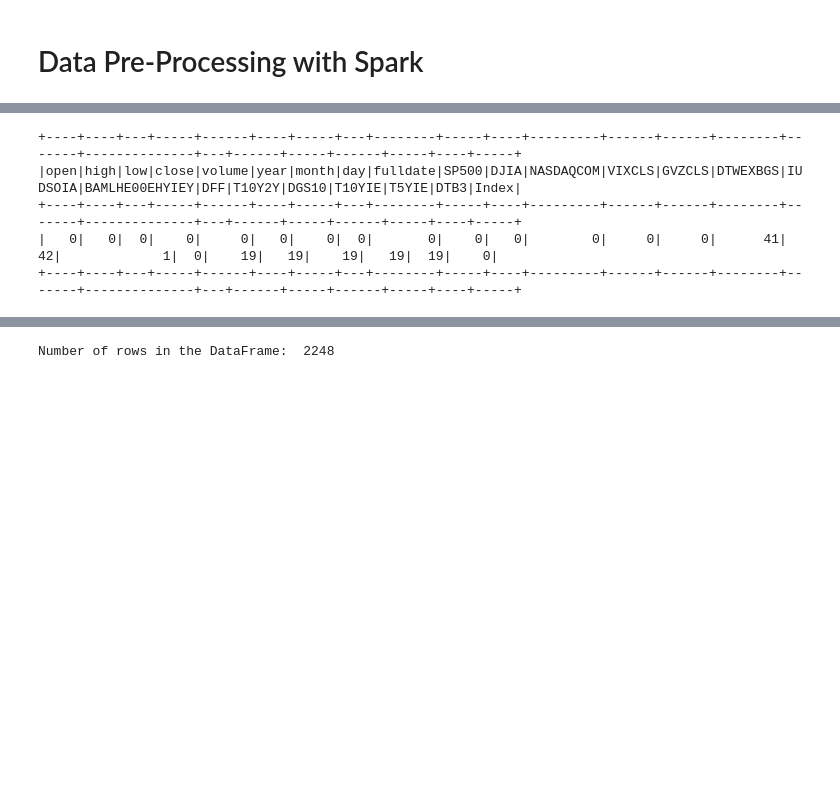
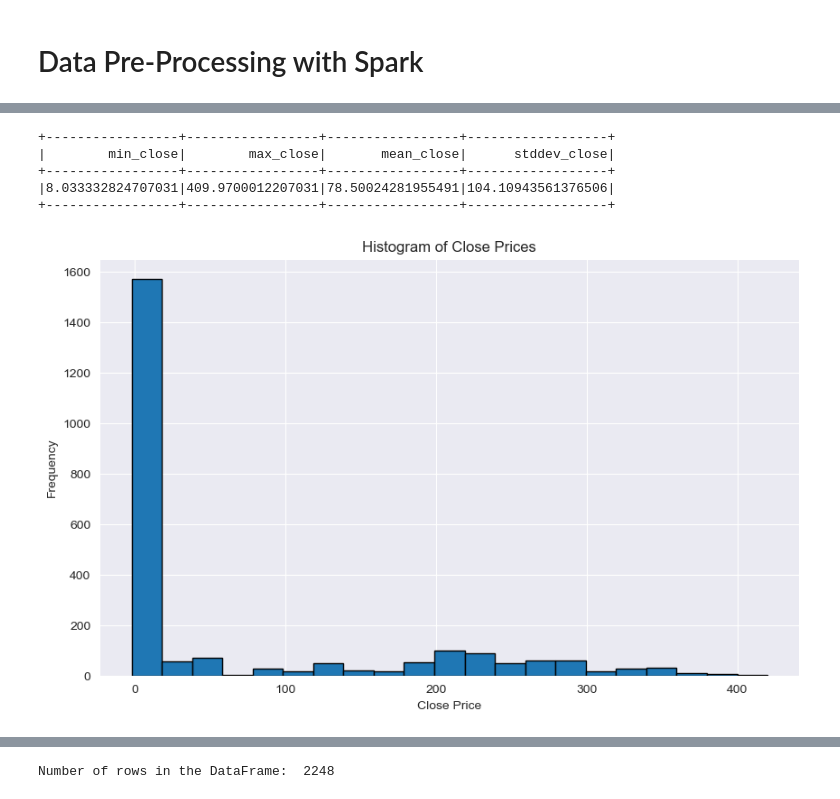
Before and after one commit to SaladSlayer00/Stock_Predictor_2023, a Jupyter notebook: Matteo/0_LinearRegression.ipynb, the cells around one changed output, grey strips where cells are left out. Saved outputs shown, nothing was run; the diff lists cells and outputs as text; code cells hidden in the pictures; blank space fills up the shorter version.

```diff
--- a/Matteo/0_LinearRegression.ipynb
+++ b/Matteo/0_LinearRegression.ipynb
@@ -77,14 +98,40 @@ Number of rows in the DataFrame:  2331
+# %%
+# Calculate summary statistics for the "close" column
+summary_query = "SELECT MIN(close) AS min_close, MAX(close) AS max_close, AVG(close) AS mean_close, STDDEV(close) AS stddev_close FROM dataset_spark"
+summary_result = spark.sql(summary_query)
+summary_result.show()
+
+# Define the number of bins for the histogram
+num_bins = 20
+
+# Calculate bin width
+bin_width = (summary_result.collect()[0]["max_close"] - summary_result.collect()[0]["min_close"]) / num_bins
+
+# Generate the histogram data
+histogram_query = f"SELECT CAST((close - {summary_result.collect()[0]['min_close']}) / {bin_width} AS INT) AS bin, COUNT(*) AS frequency FROM dataset_spark GROUP BY bin ORDER BY bin"
+histogram_data = spark.sql(histogram_query)
+
+# Collect the histogram data to the driver
+histogram_data_df = histogram_data.toPandas()
+
+# Plot the histogram using Matplotlib
+import matplotlib.pyplot as plt
+
+plt.figure(figsize=(10, 6))
+plt.bar(histogram_data_df["bin"] * bin_width + summary_result.collect()[0]["min_close"], histogram_data_df["frequency"], width=bin_width, edgecolor='k')
+plt.xlabel("Close Price")
+plt.ylabel("Frequency")
+plt.title("Histogram of Close Prices")
+plt.show()
+# %% [output]
++-----------------+-----------------+-----------------+------------------+
+|        min_close|        max_close|       mean_close|      stddev_close|
++-----------------+-----------------+-----------------+------------------+
+|8.033332824707031|409.9700012207031|78.50024281955491|104.10943561376506|
++-----------------+-----------------+-----------------+------------------+
+[figure, added]
 # %%
 #dataset_spark = dataset_spark.drop("fulldate")
-# %%
-#Count null values in each column
-dataset_spark.select([F.count(F.when(F.isnan(c) | F.col(c).isNull(), c)).alias(c) for c in dataset_spark.columns]).show()
-# %% [output]
-+----+----+---+-----+------+----+-----+---+--------+-----+----+---------+------+------+--------+-------+--------------+---+------+-----+------+-----+----+-----+
-|open|high|low|close|volume|year|month|day|fulldate|SP500|DJIA|NASDAQCOM|VIXCLS|GVZCLS|DTWEXBGS|IUDSOIA|BAMLHE00EHYIEY|DFF|T10Y2Y|DGS10|T10YIE|T5YIE|DTB3|Index|
-+----+----+---+-----+------+----+-----+---+--------+-----+----+---------+------+------+--------+-------+--------------+---+------+-----+------+-----+----+-----+
-|   0|   0|  0|    0|     0|   0|    0|  0|       0|    0|   0|        0|     0|     0|      41|     42|             1|  0|    19|   19|    19|   19|  19|    0|
-+----+----+---+-----+------+----+-----+---+--------+-----+----+---------+------+------+--------+-------+--------------+---+------+-----+------+-----+----+-----+
 # %%
 # Drop rows where 'column1' or 'column2' have null values
 dataset_spark = dataset_spark.dropna()
```
Also changed, not shown: parts of 19 cells of this notebook, 4 other files.
